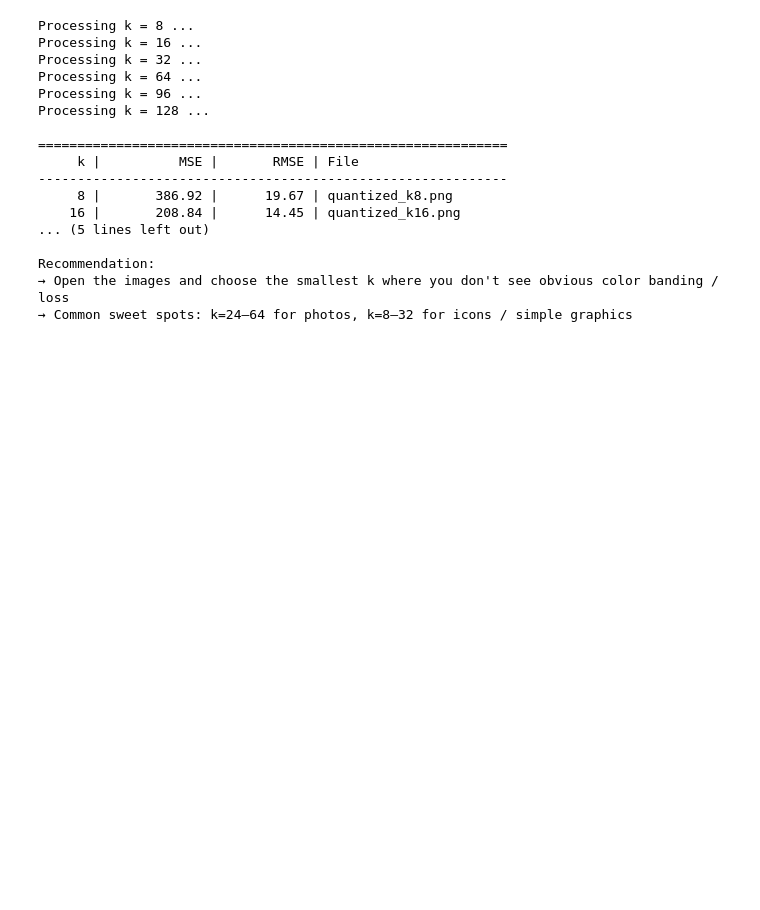
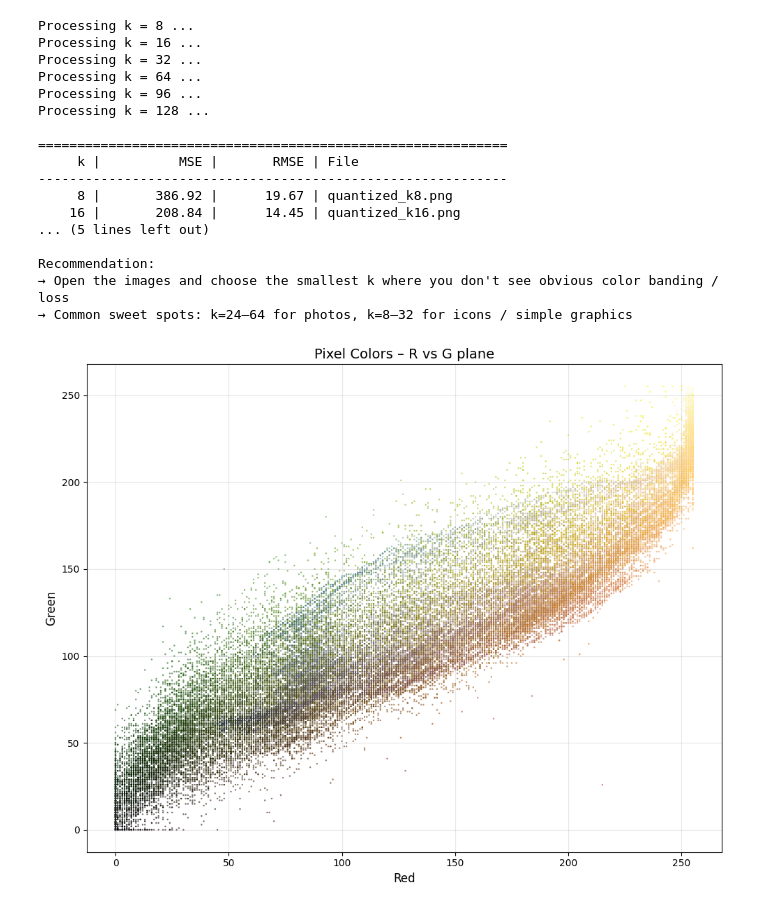
Before and after one commit to MohitMahi1/Color-Picker, a Jupyter notebook: Colour_picker_clustering.ipynb, the cells around one changed output. Cells and saved outputs as stored; diff of their text form; code cells hidden in the pictures; blank space fills up the shorter version.

Commit message:
Plotting scatter plot

```diff
--- a/Colour_picker_clustering.ipynb
+++ b/Colour_picker_clustering.ipynb
@@ -253,4 +253,39 @@ Recommendation:
 → Open the images and choose the smallest k where you don't see obvious color banding / loss
 → Common sweet spots: k=24–64 for photos, k=8–32 for icons / simple graphics
 # %%
-# After tha we will build fastapi backend
+import numpy as np
+import matplotlib.pyplot as plt
+from PIL import Image
+
+# Load your image
+img_path = r"C:\Users\HP\Downloads\istockphoto-517188688-1024x1024.jpg"
+img = Image.open(img_path).convert("RGB")
+pixels = np.array(img)                    # shape: (height, width, 3)
+h, w, _ = pixels.shape
+
+# Flatten to (N, 3) and take sample if image is huge
+pixels_flat = pixels.reshape(-1, 3)
+
+# Optional: take random sample (faster plot, less memory)
+if len(pixels_flat) > 50000:
+    indices = np.random.choice(len(pixels_flat), size=50000, replace=False)
+    pixels_flat = pixels_flat[indices]
+
+# Plot: R vs G, color = actual RGB
+plt.figure(figsize=(10, 8))
+plt.scatter(
+    pixels_flat[:, 0],          # Red
+    pixels_flat[:, 1],          # Green
+    c=pixels_flat / 255.0,      # color in [0,1]
+    s=3, alpha=0.6,             # small points, semi-transparent
+    edgecolors='none'
+)
+
+plt.xlabel("Red", fontsize=12)
+plt.ylabel("Green", fontsize=12)
+plt.title("Pixel Colors – R vs G plane", fontsize=14)
+plt.grid(True, alpha=0.3)
+plt.tight_layout()
+plt.show()
+# %% [output]
+[figure, added]
```
